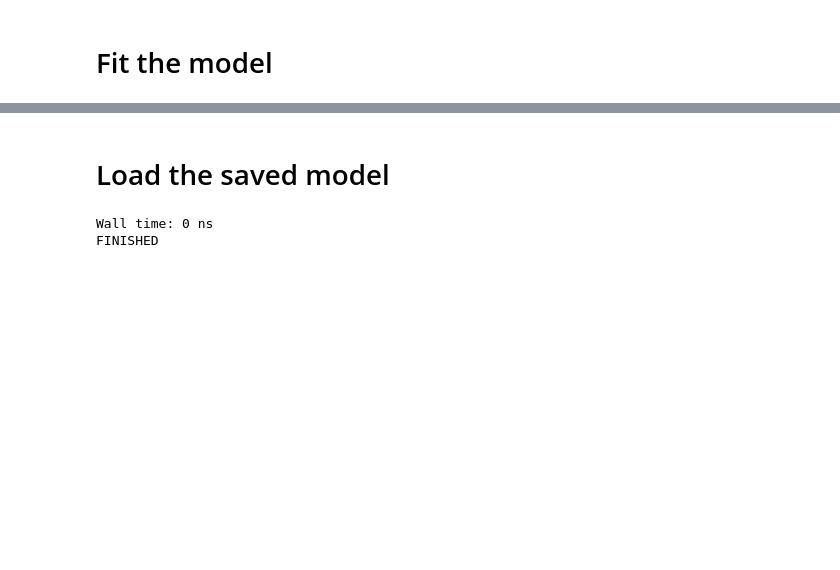
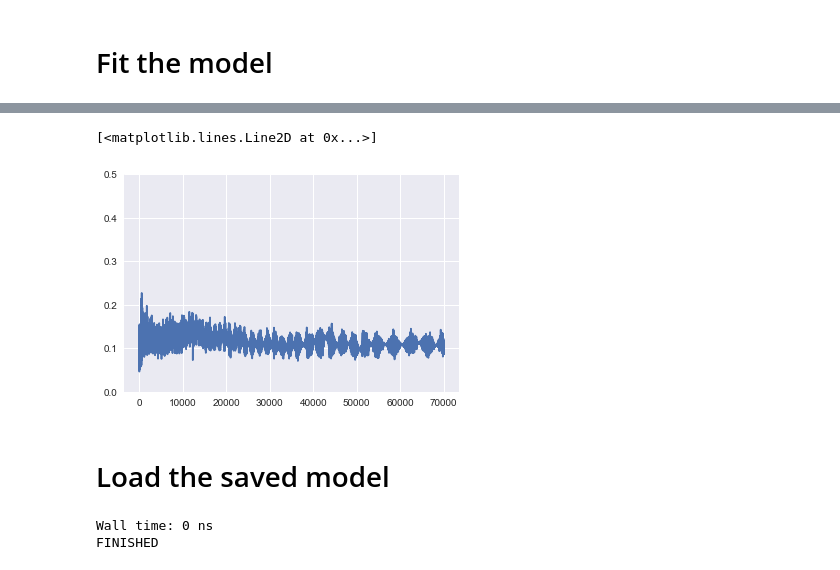
Before and after one commit to deKeijzer/Multivariate-time-series-models-in-Keras, a Jupyter notebook: notebooks/4.2 LSTM.ipynb, the cells around one changed output, grey strips where cells are left out. Saved outputs shown, nothing was run; the diff lists cells and outputs as text; code cells hidden in the pictures; blank space fills up the shorter version.

```diff
--- a/notebooks/4.2 LSTM.ipynb
+++ b/notebooks/4.2 LSTM.ipynb
@@ -294,0 +328,4 @@ None
+# %%
+# Plot fit history
+hist = pd.read_csv("models\\LSTM_fit_history.csv")
+hist.head()
@@ -295,3 +339,9 @@ None
+# %%
+plt.ylim(0,0.5)
+plt.plot(hist.val_loss)
+# %% [output]
+[<matplotlib.lines.Line2D at 0x...>]
+[figure, added]
 # %% [markdown]
 # Load the saved model
 # %%
```
Also changed, not shown: parts of 9 cells of this notebook, 4 other files.
